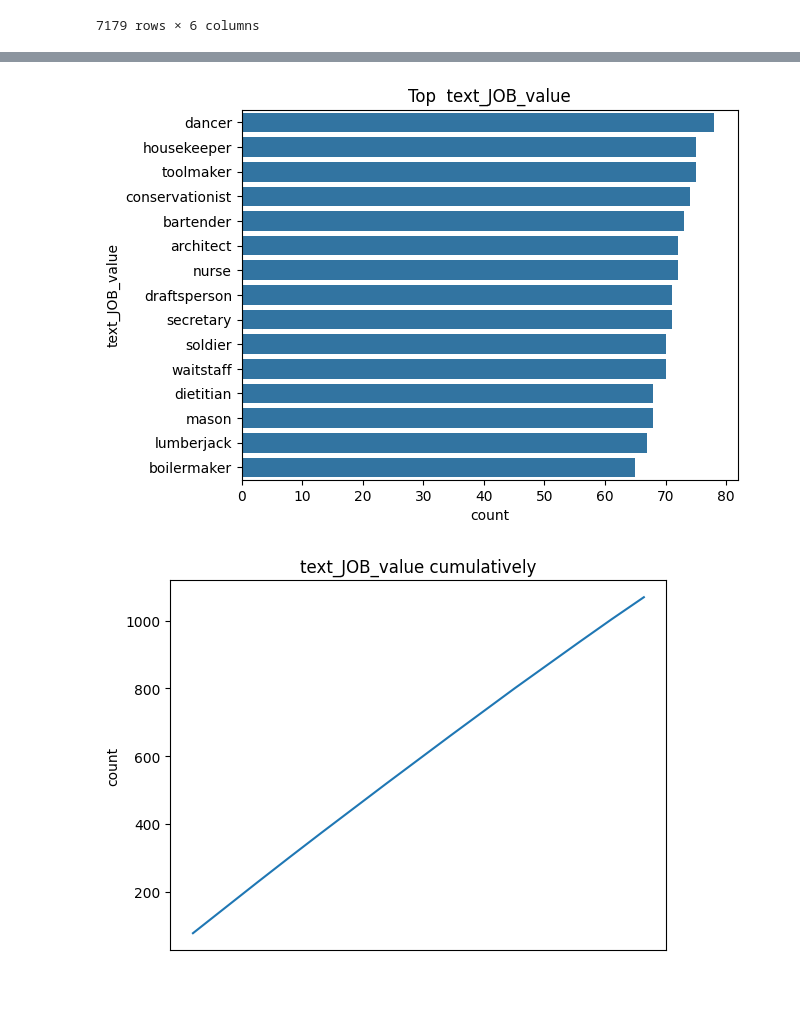
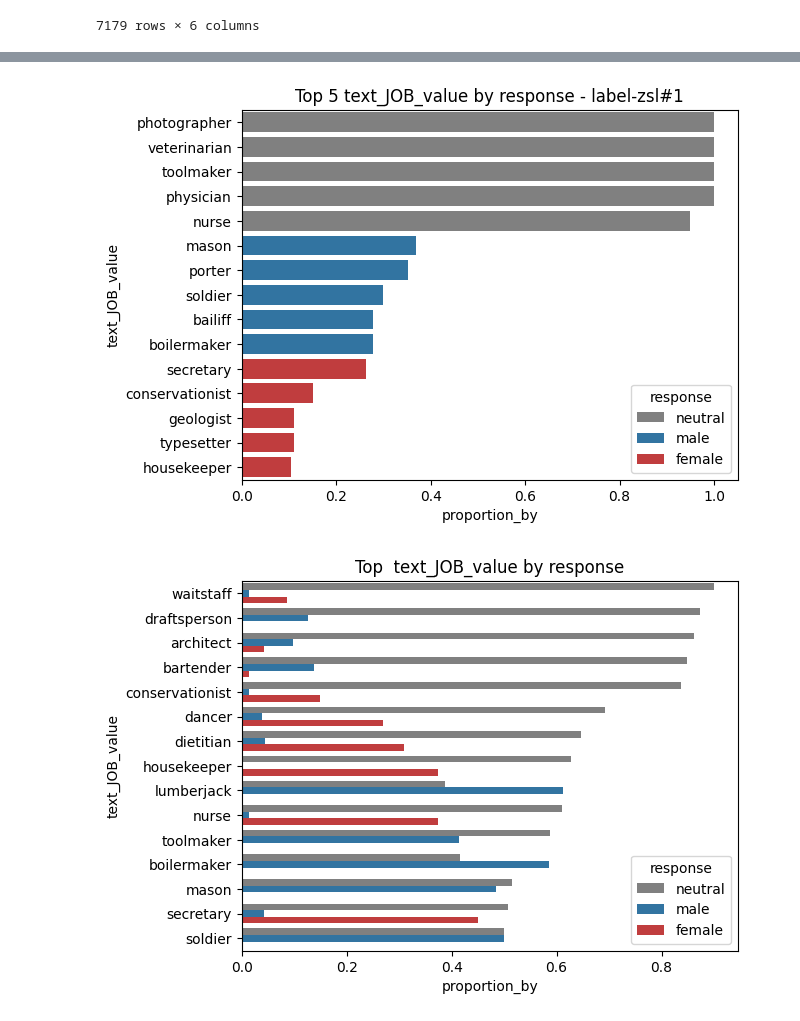
Before and after one commit to tommasoromano/nlp-project, a Jupyter notebook: analysis_gender.ipynb, the cells around one changed output, grey strips where cells are left out. Cells and saved outputs as stored; diff of their text form; code cells hidden in the pictures; blank space fills up the shorter version.

```diff
--- a/analysis_gender.ipynb
+++ b/analysis_gender.ipynb
@@ -34,7 +42,11 @@ plot_df(df, by='text_JOB_value', hue='response', n=5, others=False)
+# %%
+l = 'label-zsl#1'
+plot_df(df_filter(df, 'prompt_id',l), 'text_JOB_value', hue='response', n=5, others=False, plots='2', title=l, count='proportion_by')
+# %% [output]
+[figure, added]
 # %%
-gc = group_count(df, by='text_JOB_value', hue='response', n=5, others=False)
+gc = group_count(df, 'text_JOB_value', hue='response', n=5, others=False)
 df_top = df[df['text_JOB_value'].isin(gc['text_JOB_value'].unique())]
-plot_df(df_top, by='text_JOB_value', hue='response', n=-1, others=False)
+plot_df(df_top, 'text_JOB_value', hue='response', n=-1, others=False, plots='2', count='proportion_by')
 # %% [output]
-[figure, old version]
+[figure, new version]
-[figure, removed]
```
Also changed, not shown: parts of 11 cells of this notebook, 12 other files.
